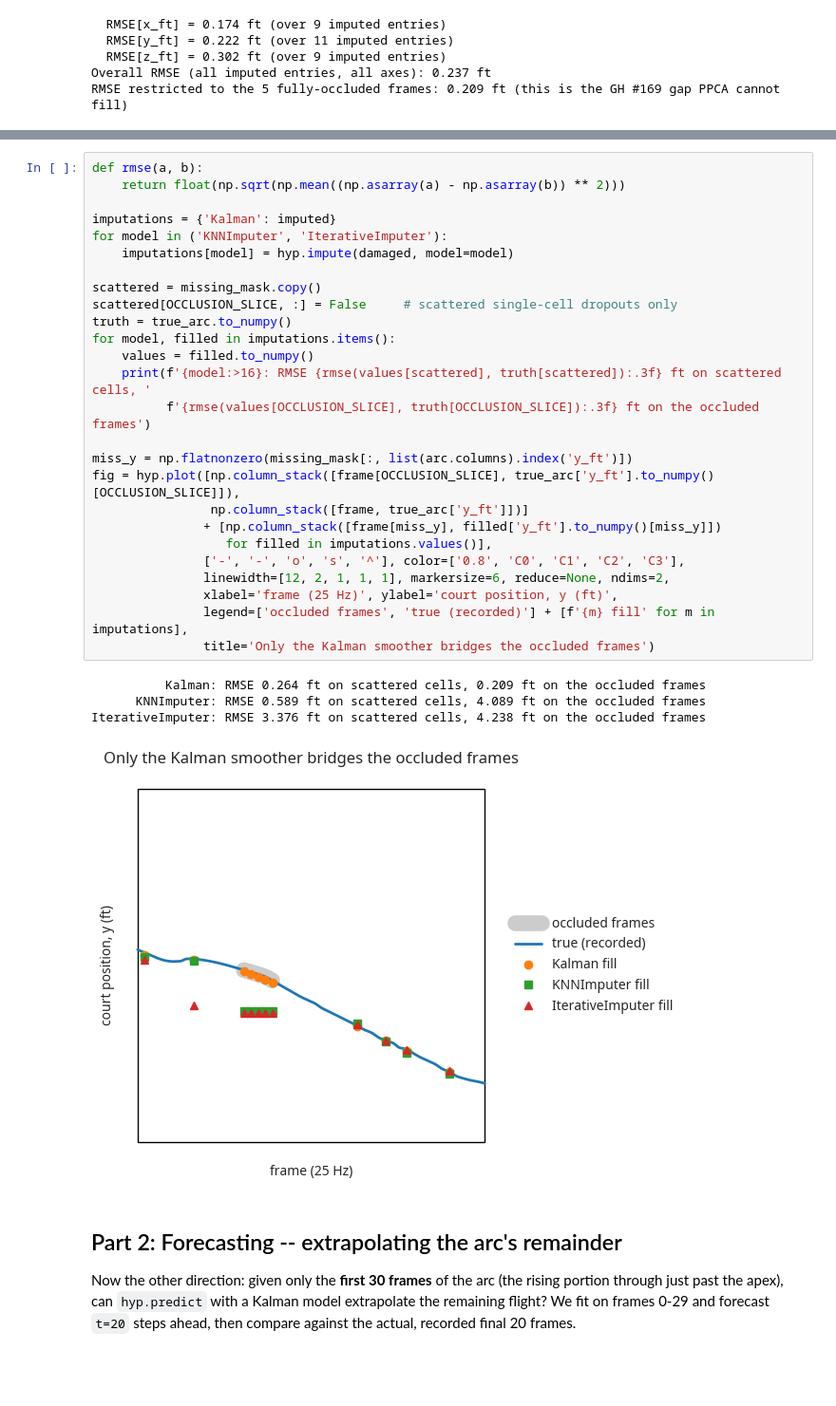
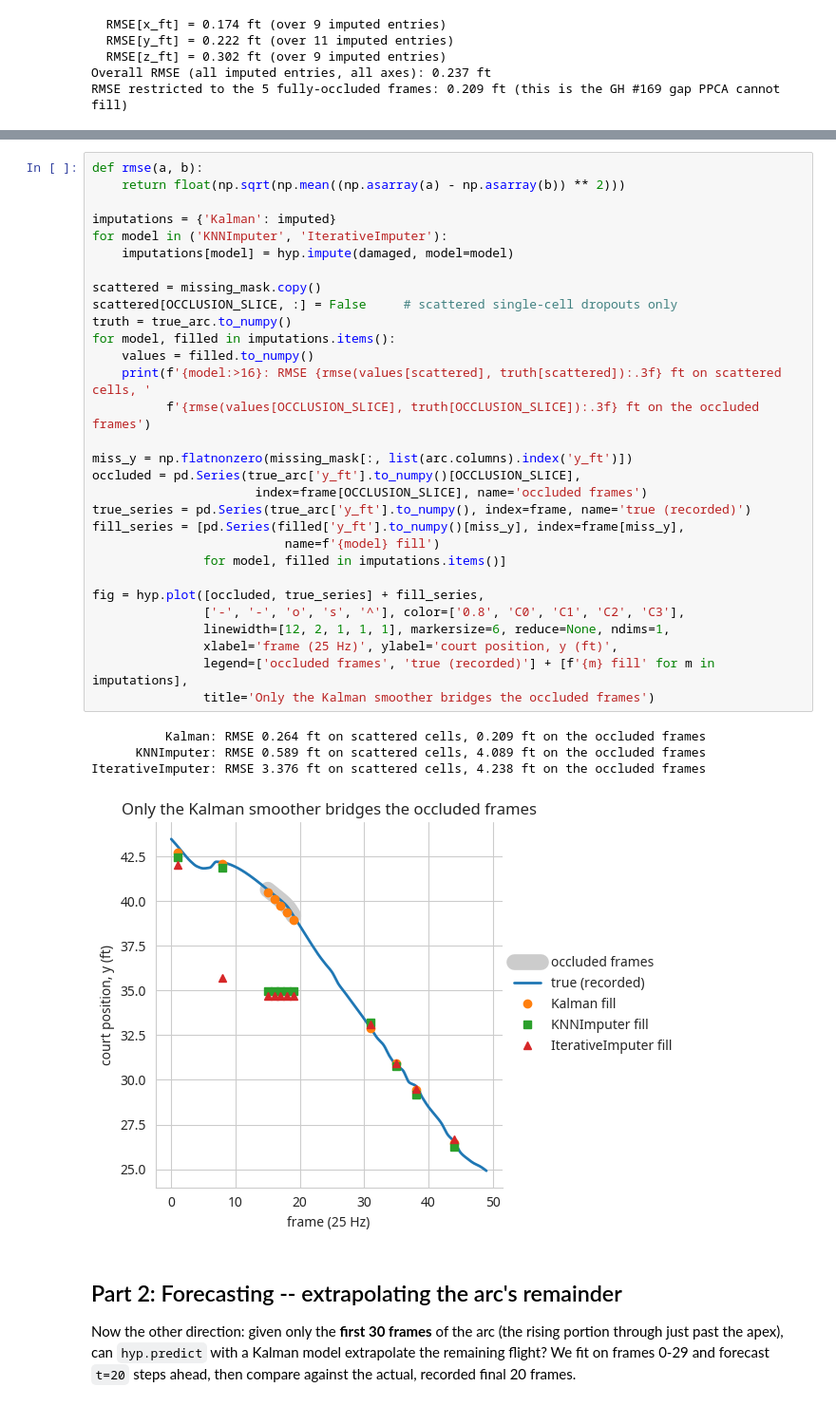
Before and after one commit to ContextLab/hypertools, a Jupyter notebook: docs/tutorials/projectile_kalman.ipynb, the cells around one changed output, grey strips where cells are left out. Shown at 95% size. Saved outputs shown, nothing was run; the diff lists cells and outputs as text; blank space fills up the shorter version.

```diff
--- a/docs/tutorials/projectile_kalman.ipynb
+++ b/docs/tutorials/projectile_kalman.ipynb
@@ -316,34 +320,38 @@ flat run of column-mean fills into a bump.)
 # %%
 def rmse(a, b):
     return float(np.sqrt(np.mean((np.asarray(a) - np.asarray(b)) ** 2)))
 
 imputations = {'Kalman': imputed}
 for model in ('KNNImputer', 'IterativeImputer'):
     imputations[model] = hyp.impute(damaged, model=model)
 
 scattered = missing_mask.copy()
 scattered[OCCLUSION_SLICE, :] = False     # scattered single-cell dropouts only
 truth = true_arc.to_numpy()
 for model, filled in imputations.items():
     values = filled.to_numpy()
     print(f'{model:>16}: RMSE {rmse(values[scattered], truth[scattered]):.3f} ft on scattered cells, '
           f'{rmse(values[OCCLUSION_SLICE], truth[OCCLUSION_SLICE]):.3f} ft on the occluded frames')
 
 miss_y = np.flatnonzero(missing_mask[:, list(arc.columns).index('y_ft')])
-fig = hyp.plot([np.column_stack([frame[OCCLUSION_SLICE], true_arc['y_ft'].to_numpy()[OCCLUSION_SLICE]]),
-                np.column_stack([frame, true_arc['y_ft']])]
-               + [np.column_stack([frame[miss_y], filled['y_ft'].to_numpy()[miss_y]])
-                  for filled in imputations.values()],
+occluded = pd.Series(true_arc['y_ft'].to_numpy()[OCCLUSION_SLICE],
+                      index=frame[OCCLUSION_SLICE], name='occluded frames')
+true_series = pd.Series(true_arc['y_ft'].to_numpy(), index=frame, name='true (recorded)')
+fill_series = [pd.Series(filled['y_ft'].to_numpy()[miss_y], index=frame[miss_y],
+                          name=f'{model} fill')
+               for model, filled in imputations.items()]
+
+fig = hyp.plot([occluded, true_series] + fill_series,
                ['-', '-', 'o', 's', '^'], color=['0.8', 'C0', 'C1', 'C2', 'C3'],
-               linewidth=[12, 2, 1, 1, 1], markersize=6, reduce=None, ndims=2,
+               linewidth=[12, 2, 1, 1, 1], markersize=6, reduce=None, ndims=1,
                xlabel='frame (25 Hz)', ylabel='court position, y (ft)',
                legend=['occluded frames', 'true (recorded)'] + [f'{m} fill' for m in imputations],
                title='Only the Kalman smoother bridges the occluded frames')
 # %% [output]
           Kalman: RMSE 0.264 ft on scattered cells, 0.209 ft on the occluded frames
       KNNImputer: RMSE 0.589 ft on scattered cells, 4.089 ft on the occluded frames
 IterativeImputer: RMSE 3.376 ft on scattered cells, 4.238 ft on the occluded frames
-[figure, old version]
+[figure, new version]
 # %% [markdown]
 ## Part 2: Forecasting -- extrapolating the arc's remainder
 
```
Also changed, not shown: parts of 5 cells of this notebook, 1 other file.
